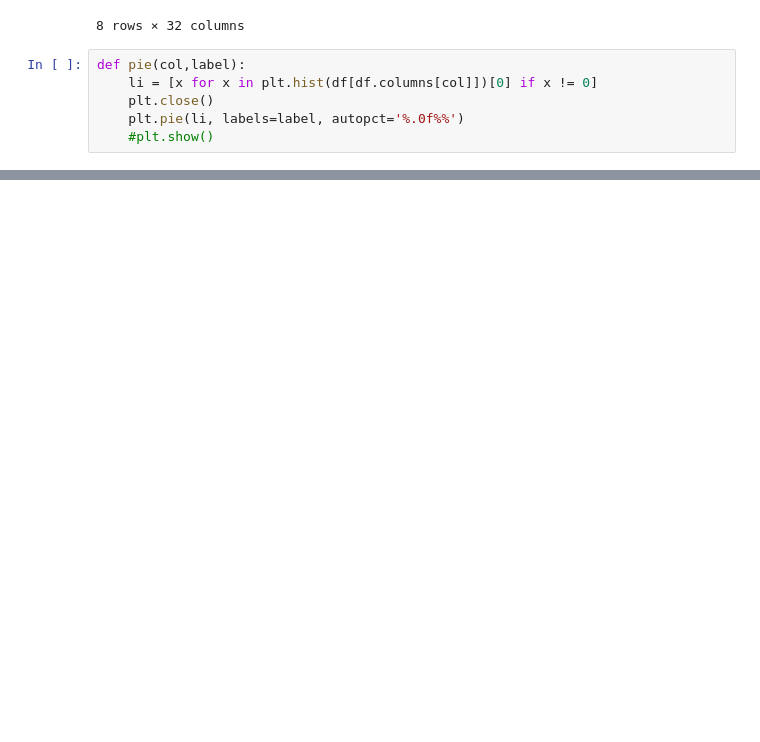
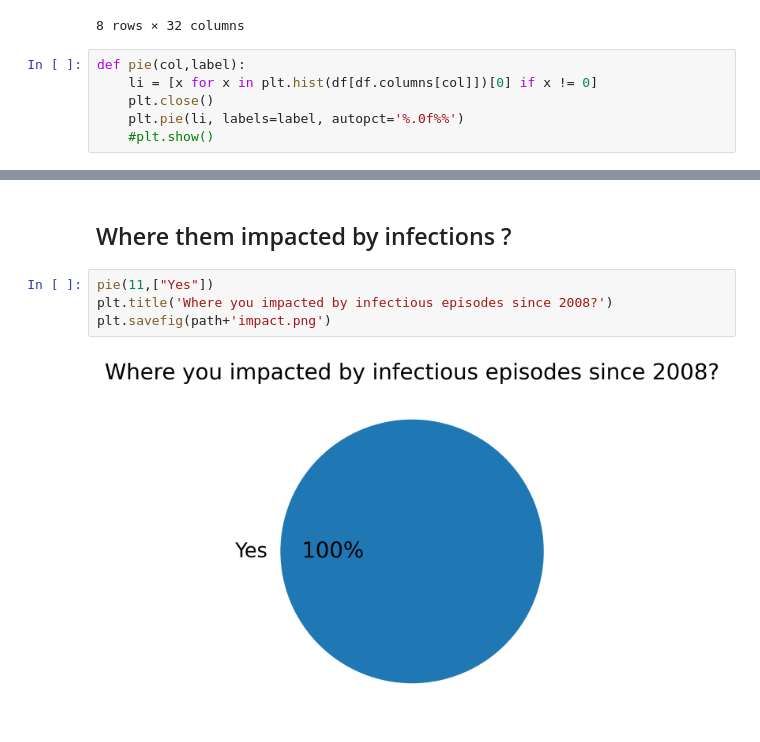
Before and after one commit to NessLfy/iGEM, a Jupyter notebook: scripts/Survey_answers.ipynb, the cells around one changed output, grey strips where cells are left out. Cells and saved outputs as stored; diff of their text form; blank space fills up the shorter version.

```diff
--- a/scripts/Survey_answers.ipynb
+++ b/scripts/Survey_answers.ipynb
@@ -65,0 +57,8 @@ plt.show()
+# %% [markdown]
+## Where them impacted by infections ?
+# %%
+pie(11,["Yes"])
+plt.title('Where you impacted by infectious episodes since 2008?')
+plt.savefig(path+'impact.png')
+# %% [output]
+[figure, added]
```
Also changed, not shown: parts of 30 cells of this notebook, 10 other files.
